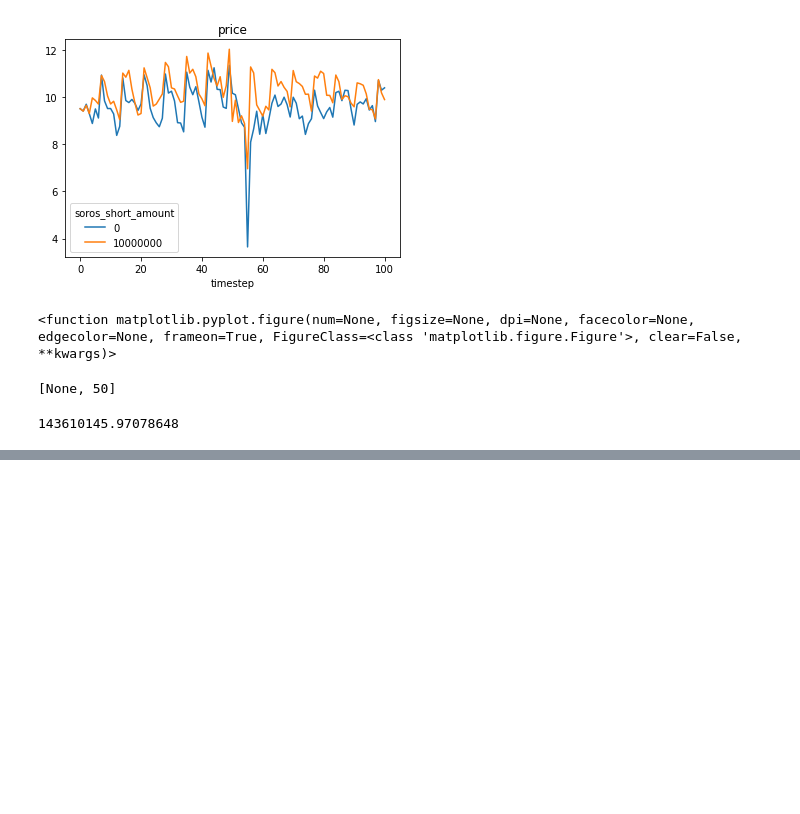
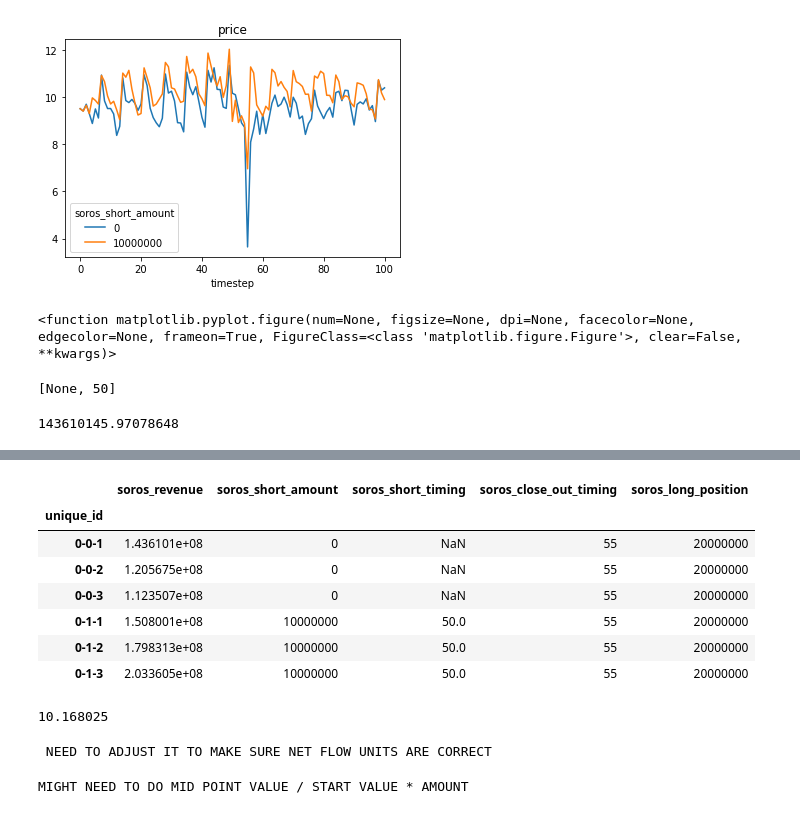
Before and after one commit to OlympusDAO/olympus-digital-twin, a Jupyter notebook: Soros Playground.ipynb, the cells around one changed output, grey strips where cells are left out. Drawn from its saved outputs; the diff is of its cells as text; code cells hidden in the pictures; blank space fills up the shorter version.

Commit message:
close out

```diff
--- a/Soros Playground.ipynb
+++ b/Soros Playground.ipynb
@@ -39,7 +39,9 @@ Execution Mode: parallelized
 Total execution time: 27.99s
 # %%
 mapping = {'soros_short_amount': {},
-          'soros_short_timing': {}}
+          'soros_short_timing': {},
+          "soros_close_out_timing": {},
+          "soros_long_position": {}}
 
 
 for i, x in enumerate(params['soros_short_amount']):
@@ -48,8 +50,16 @@ for i, x in enumerate(params['soros_short_amount']):
 for i, x in enumerate(params['soros_short_timing']):
     mapping["soros_short_timing"][i] = x
 
+for i, x in enumerate(params['soros_close_out_timing']):
+    mapping["soros_close_out_timing"][i] = x
+
+for i, x in enumerate(params['soros_long_position']):
+    mapping["soros_long_position"][i] = x
+
 df["soros_short_amount"] = df['subset'].map(mapping['soros_short_amount'])
 df["soros_short_timing"] = df['subset'].map(mapping['soros_short_timing'])
+df["soros_close_out_timing"] = df['subset'].map(mapping['soros_close_out_timing'])
+df["soros_long_position"] = df['subset'].map(mapping['soros_long_position'])
 # %%
 from model.utility.visualization import plot_all_sims, plot_grouped_variables_average
 
@@ -109,0 +126,31 @@ df.pivot("timestep", "unique_id", "soros_revenue").plot(kind='bar')
+# %%
+import pandas as pd
+revenue = df.groupby("unique_id")[["soros_revenue"]].sum()
+descriptors = df.groupby("unique_id")[['soros_short_amount',
+ 'soros_short_timing',
+ 'soros_close_out_timing',
+ 'soros_long_position']].last()
+df2 = pd.concat([revenue, descriptors], axis=1)
+# %%
+df2
+# %% [output]
+|  | soros_revenue | soros_short_amount | soros_short_timing | soros_close_out_timing | soros_long_position |
+| unique_id |  |  |  |  |  |
+| 0-0-1 | 1.436101e+08 | 0 | NaN | 55 | 20000000 |
+| 0-0-2 | 1.205675e+08 | 0 | NaN | 55 | 20000000 |
+| 0-0-3 | 1.123507e+08 | 0 | NaN | 55 | 20000000 |
+| 0-1-1 | 1.508001e+08 | 10000000 | 50.0 | 55 | 20000000 |
+| 0-1-2 | 1.798313e+08 | 10000000 | 50.0 | 55 | 20000000 |
+| 0-1-3 | 2.033605e+08 | 10000000 | 50.0 | 55 | 20000000 |
+# %%
+2.033605e+08 / 20000000
+# %% [output]
+10.168025
+# %%
+print(" NEED TO ADJUST IT TO MAKE SURE NET FLOW UNITS ARE CORRECT")
+# %% [output]
+ NEED TO ADJUST IT TO MAKE SURE NET FLOW UNITS ARE CORRECT
+# %%
+print("MIGHT NEED TO DO MID POINT VALUE / START VALUE * AMOUNT")
+# %% [output]
+MIGHT NEED TO DO MID POINT VALUE / START VALUE * AMOUNT
```
Also changed, not shown: parts of 8 cells of this notebook.
